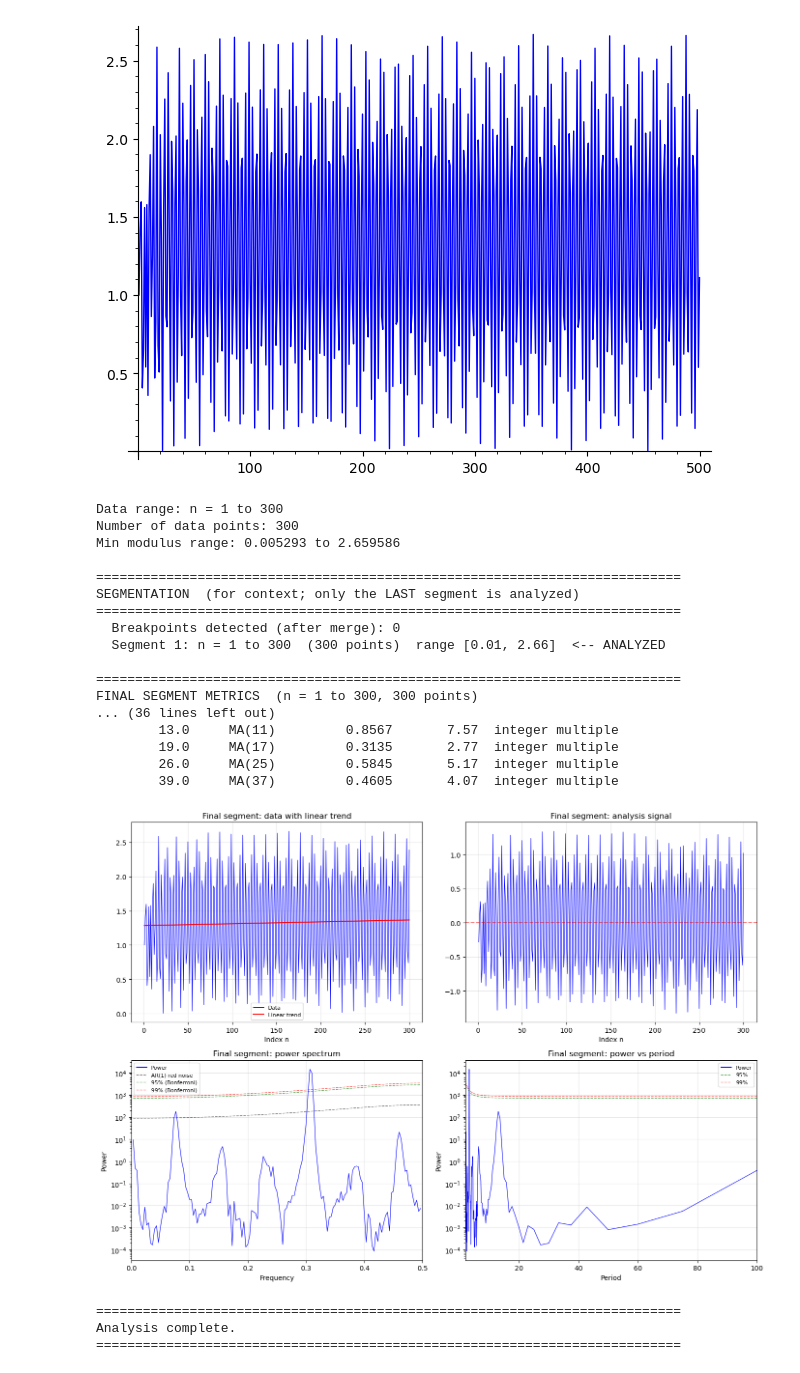
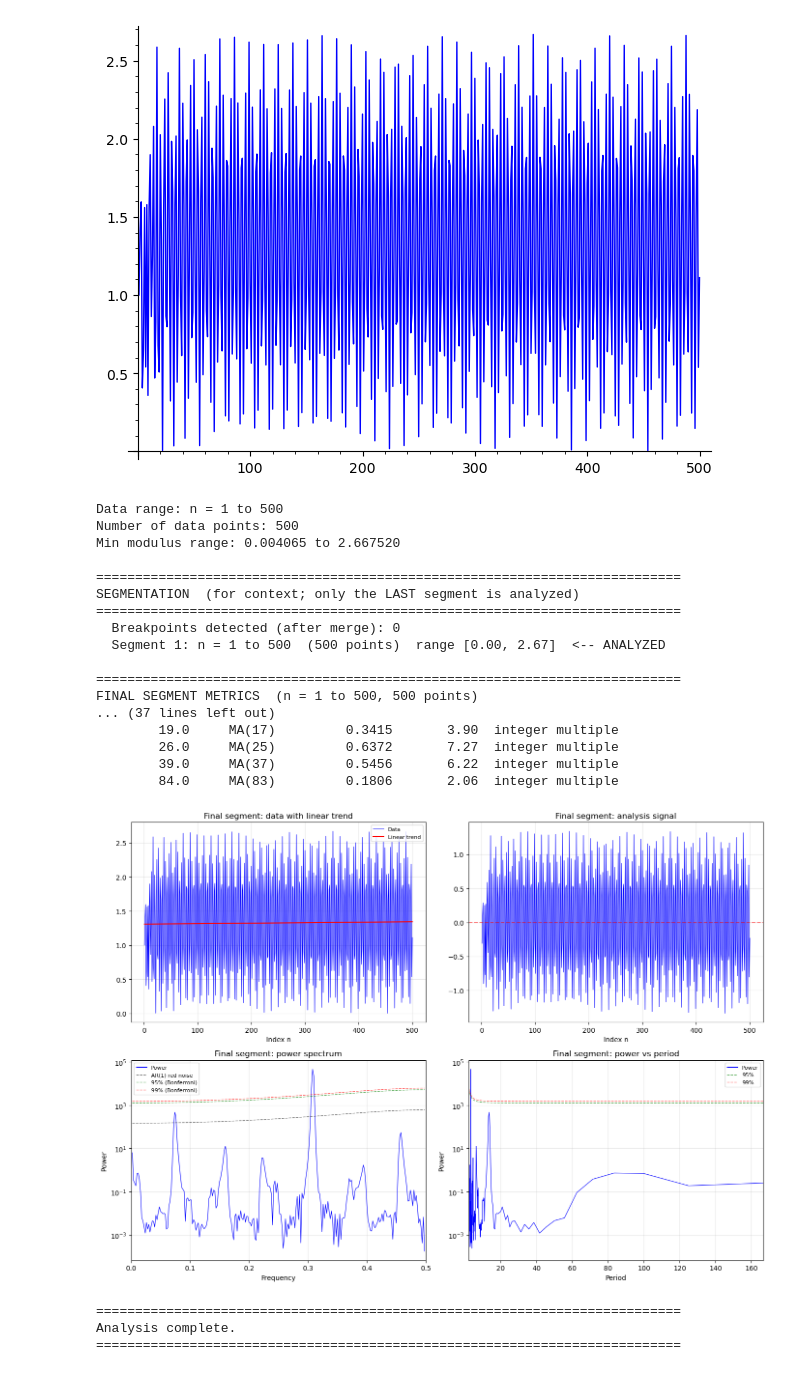
Before and after one commit to barry314159a/tau_properties, a Jupyter notebook: Fig 16C 23jun26.ipynb, the cells around one changed output. Drawn from its saved outputs; the diff is of its cells as text; code cells hidden in the pictures.

```diff
--- a/Fig 16C 23jun26.ipynb
+++ b/Fig 16C 23jun26.ipynb
@@ -390,7 +390,7 @@ MINIMUM MODULI
 [figure]
 # %%
 import pickle
-with open('/Users/barrybrent/data2/run15mar26no45.txt', 'rb') as rfile:
+with open('/Users/barrybrent/data2/run23jun26no5.txt', 'rb') as rfile:
     mins_list = pickle.load(rfile)
 # SEGMENTED FOURIER ANALYSIS OF MINIMUM MODULI  (v11)
 #
@@ -763,44 +763,44 @@ if metrics is not None:
     max_p = m['max_credible_period']
     pmask = (periods <= max_p) & (periods >= 2)
     if np.any(pmask):
         axes[1, 1].semilogy(periods[pmask], pwr[pmask], 'b-', linewidth=0.8,
                             label='Power')
         axes[1, 1].semilogy(periods[pmask], m['conf_95'][pmask], 'g--',
                             linewidth=1, alpha=0.6, label='95%')
         axes[1, 1].semilogy(periods[pmask], m['conf_99'][pmask], 'r--',
                             linewidth=1, alpha=0.6, label='99%')
         axes[1, 1].set_xlim(2, max_p)
     axes[1, 1].set_title('Final segment: power vs period')
     axes[1, 1].set_xlabel('Period')
     axes[1, 1].set_ylabel('Power')
     axes[1, 1].legend(fontsize=8)
     axes[1, 1].grid(True, alpha=0.3)
 
     plt.tight_layout()
     plt.show()
 
 print("\n" + "="*75)
 print("Analysis complete.")
 print("="*75)
 # %% [output]
-Data range: n = 1 to 300
-Number of data points: 300
-Min modulus range: 0.005293 to 2.659586
+Data range: n = 1 to 500
+Number of data points: 500
+Min modulus range: 0.004065 to 2.667520
 
 ===========================================================================
 SEGMENTATION  (for context; only the LAST segment is analyzed)
 ===========================================================================
   Breakpoints detected (after merge): 0
-  Segment 1: n = 1 to 300  (300 points)  range [0.01, 2.66]  <-- ANALYZED
+  Segment 1: n = 1 to 500  (500 points)  range [0.00, 2.67]  <-- ANALYZED
 
 ===========================================================================
-FINAL SEGMENT METRICS  (n = 1 to 300, 300 points)
-... (36 lines left out)
-        13.0     MA(11)         0.8567       7.57  integer multiple
-        19.0     MA(17)         0.3135       2.77  integer multiple
-        26.0     MA(25)         0.5845       5.17  integer multiple
-        39.0     MA(37)         0.4605       4.07  integer multiple
+FINAL SEGMENT METRICS  (n = 1 to 500, 500 points)
+... (37 lines left out)
+        19.0     MA(17)         0.3415       3.90  integer multiple
+        26.0     MA(25)         0.6372       7.27  integer multiple
+        39.0     MA(37)         0.5456       6.22  integer multiple
+        84.0     MA(83)         0.1806       2.06  integer multiple
-[figure, old version]
+[figure, new version]
 ===========================================================================
 Analysis complete.
 ===========================================================================
```
Also changed, not shown: 1 other file.
